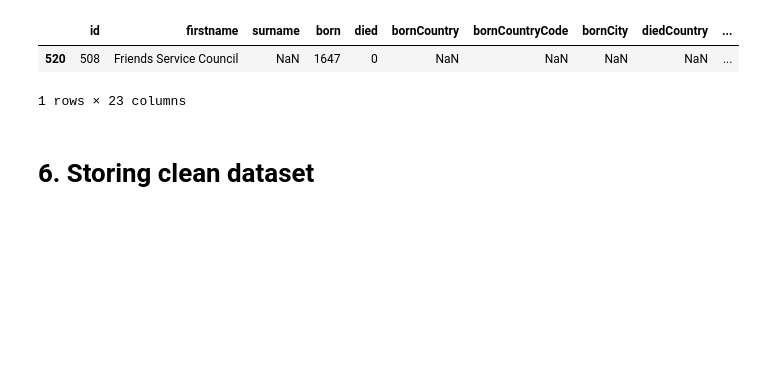
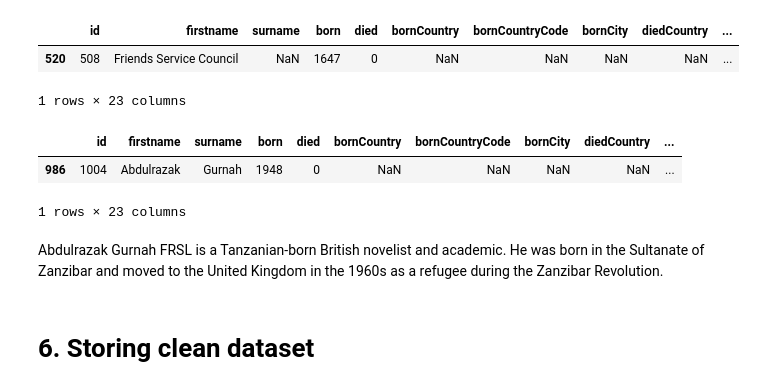
Before and after one commit to iryna-savchuk/DV_project, a Jupyter notebook: Nobel_Prizes_Data.ipynb, the cells around one changed output. Drawn from its saved outputs; the diff is of its cells as text; code cells hidden in the pictures; blank space fills up the shorter version.

```diff
--- a/Nobel_Prizes_Data.ipynb
+++ b/Nobel_Prizes_Data.ipynb
@@ -250,3 +250,15 @@ df[df['prizeAge'] > 120]
 # %%
 # We will drop it, or we can fill with the year it was formed 2013
 # df = df.drop(index=520)
+# %%
+# Analizing missing 'bornCountry'
+
+to_check = df[df['bornCountry'].isna()]
+to_check[to_check['gender']!='org']
+# %% [output]
+|  | id | firstname | surname | born | died | bornCountry | bornCountryCode | bornCity | diedCountry | ... |
+| 986 | 1004 | Abdulrazak | Gurnah | 1948 | 0 | NaN | NaN | NaN | NaN | ... |
+1 rows × 23 columns
+# %% [markdown]
+Abdulrazak Gurnah FRSL is a Tanzanian-born British novelist and academic.
+He was born in the Sultanate of Zanzibar and moved to the United Kingdom in the 1960s as a refugee during the Zanzibar Revolution.
```
Also changed, not shown: parts of 2 cells of this notebook, 2 other files.
